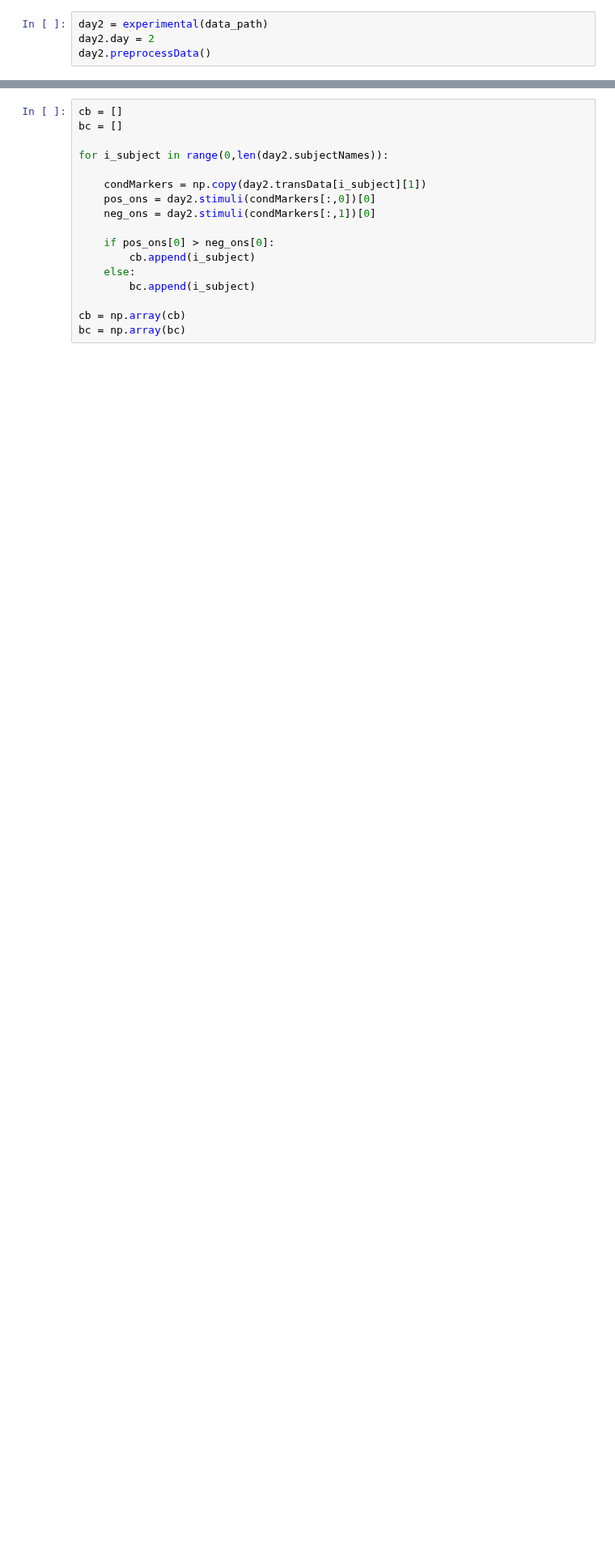
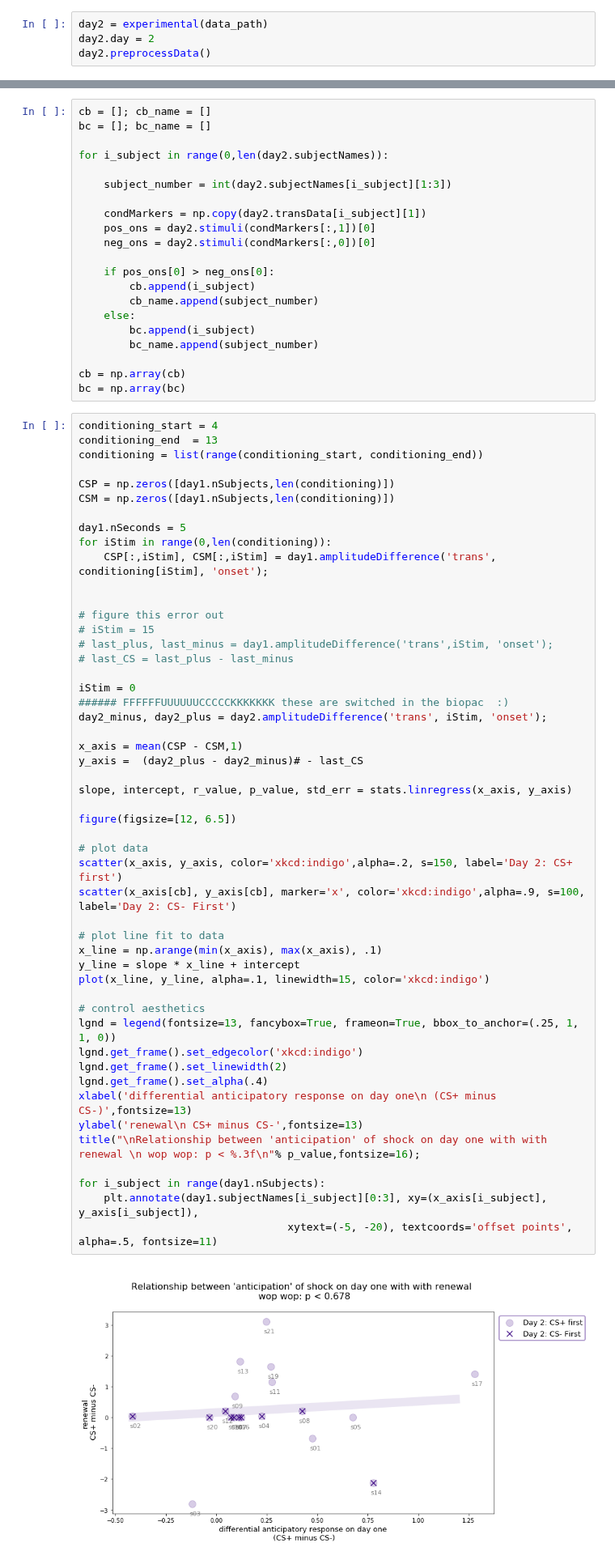
Before and after one commit to tzler/social_structure_learning, a Jupyter notebook: analysis/scr/adapting_fyp_analysis-4-replication.ipynb, the cells around one changed output, grey strips where cells are left out. Shown at 81% size. Saved outputs shown, nothing was run; the diff lists cells and outputs as text; blank space fills up the shorter version.

```diff
--- a/analysis/scr/adapting_fyp_analysis-4-replication.ipynb
+++ b/analysis/scr/adapting_fyp_analysis-4-replication.ipynb
@@ -41,17 +24,73 @@ day2.preprocessData()
 # %%
-cb = []
-bc = []
+cb = []; cb_name = []
+bc = []; bc_name = []
 
 for i_subject in range(0,len(day2.subjectNames)):
 
+    subject_number = int(day2.subjectNames[i_subject][1:3])
+
     condMarkers = np.copy(day2.transData[i_subject][1])
-    pos_ons = day2.stimuli(condMarkers[:,0])[0]
-    neg_ons = day2.stimuli(condMarkers[:,1])[0]
+    pos_ons = day2.stimuli(condMarkers[:,1])[0]
+    neg_ons = day2.stimuli(condMarkers[:,0])[0]
 
     if pos_ons[0] > neg_ons[0]:
         cb.append(i_subject)
+        cb_name.append(subject_number)
     else:
         bc.append(i_subject)
+        bc_name.append(subject_number)
 
 cb = np.array(cb)
 bc = np.array(bc)
+# %%
+conditioning_start = 4
+conditioning_end  = 13
+conditioning = list(range(conditioning_start, conditioning_end))
+
+CSP = np.zeros([day1.nSubjects,len(conditioning)])
+CSM = np.zeros([day1.nSubjects,len(conditioning)])
+
+day1.nSeconds = 5
+for iStim in range(0,len(conditioning)):
+    CSP[:,iStim], CSM[:,iStim] = day1.amplitudeDifference('trans', conditioning[iStim], 'onset');
+
+
+# figure this error out
+# iStim = 15
+# last_plus, last_minus = day1.amplitudeDifference('trans',iStim, 'onset');
+# last_CS = last_plus - last_minus
+
+iStim = 0
+###### FFFFFFUUUUUUCCCCCKKKKKKK these are switched in the biopac  :)
+day2_minus, day2_plus = day2.amplitudeDifference('trans', iStim, 'onset');
+
+x_axis = mean(CSP - CSM,1)
+y_axis =  (day2_plus - day2_minus)# - last_CS
+
+slope, intercept, r_value, p_value, std_err = stats.linregress(x_axis, y_axis)
+
+figure(figsize=[12, 6.5])
+
+# plot data
+scatter(x_axis, y_axis, color='xkcd:indigo',alpha=.2, s=150, label='Day 2: CS+ first')
+scatter(x_axis[cb], y_axis[cb], marker='x', color='xkcd:indigo',alpha=.9, s=100, label='Day 2: CS- First')
+
+# plot line fit to data
+x_line = np.arange(min(x_axis), max(x_axis), .1)
+y_line = slope * x_line + intercept
+plot(x_line, y_line, alpha=.1, linewidth=15, color='xkcd:indigo')
+
+# control aesthetics
+lgnd = legend(fontsize=13, fancybox=True, frameon=True, bbox_to_anchor=(.25, 1, 1, 0))
+lgnd.get_frame().set_edgecolor('xkcd:indigo')
+lgnd.get_frame().set_linewidth(2)
+lgnd.get_frame().set_alpha(.4)
+xlabel('differential anticipatory response on day one\n (CS+ minus CS-)',fontsize=13)
+ylabel('renewal\n CS+ minus CS-',fontsize=13)
+title("\nRelationship between 'anticipation' of shock on day one with with renewal \n wop wop: p < %.3f\n"% p_value,fontsize=16);
+
+for i_subject in range(day1.nSubjects):
+    plt.annotate(day1.subjectNames[i_subject][0:3], xy=(x_axis[i_subject], y_axis[i_subject]),
+                                 xytext=(-5, -20), textcoords='offset points', alpha=.5, fontsize=11)
+# %% [output]
+[figure, added]
```
Also changed, not shown: parts of 41 cells of this notebook, 5 other files.
